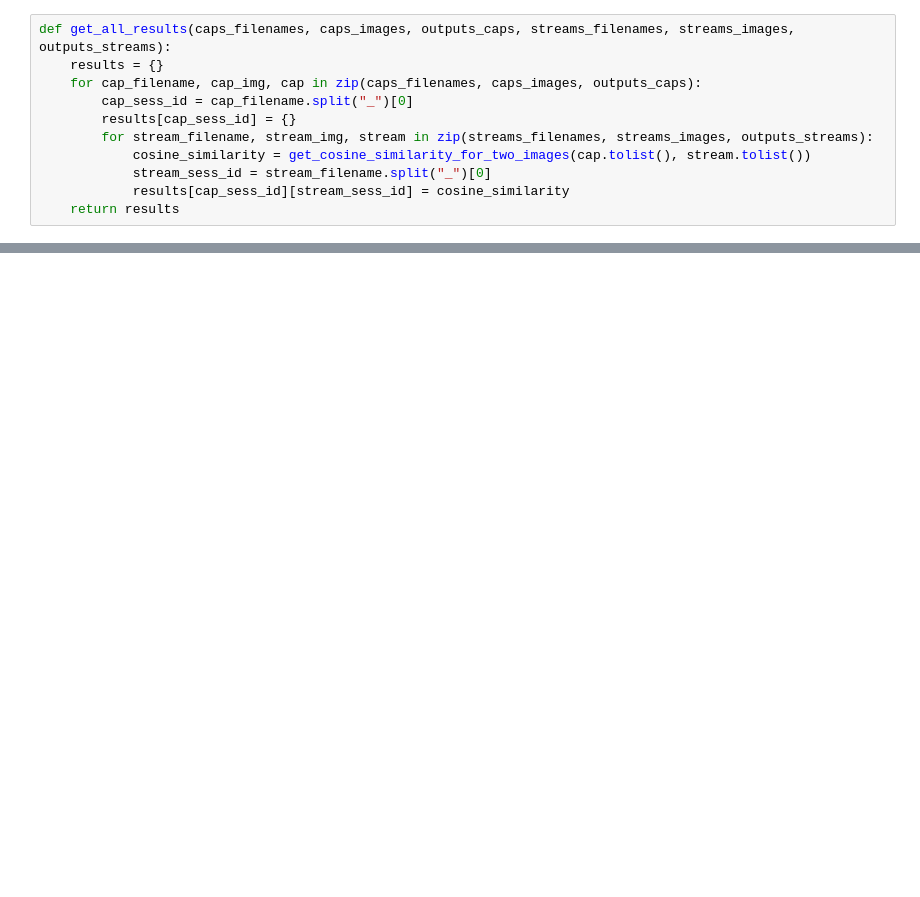
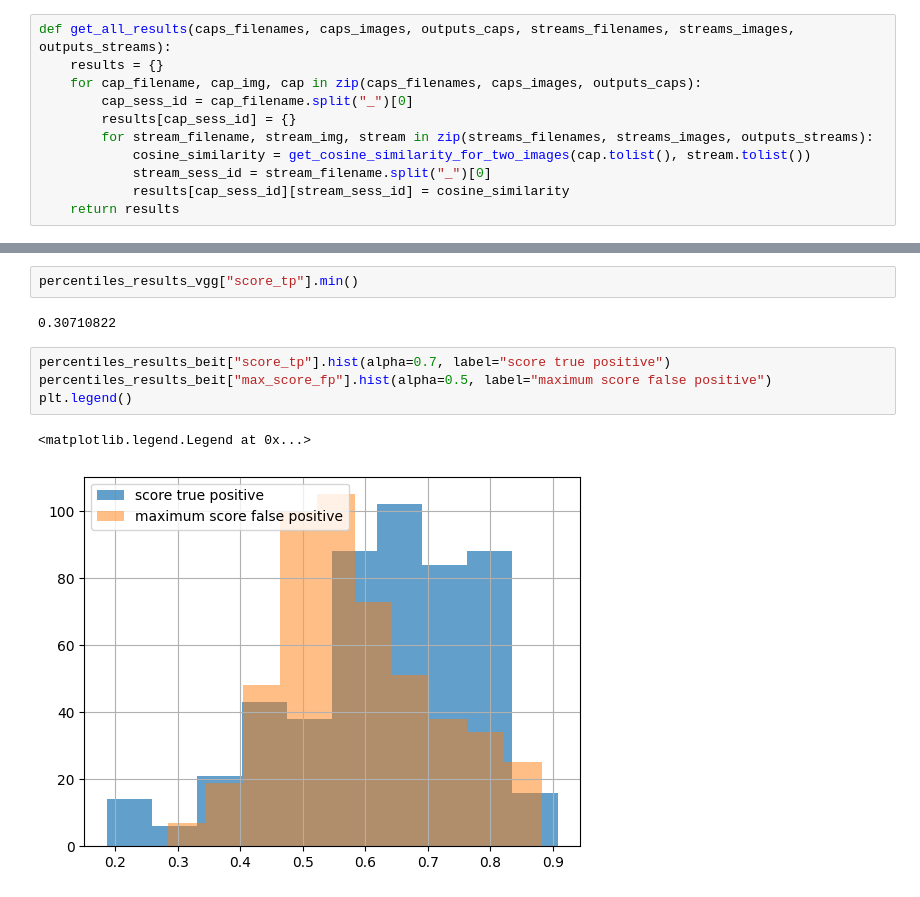
Before and after one commit to lasrca/pytorch-image-models, a Jupyter notebook: notebooks/test_transformers.ipynb, the cells around one changed output, grey strips where cells are left out. Cells and saved outputs as stored; diff of their text form; blank space fills up the shorter version.

```diff
--- a/notebooks/test_transformers.ipynb
+++ b/notebooks/test_transformers.ipynb
@@ -121,0 +231,11 @@ all_res
+# %%
+percentiles_results_vgg["score_tp"].min()
+# %% [output]
+0.30710822
+# %%
+percentiles_results_beit["score_tp"].hist(alpha=0.7, label="score true positive")
+percentiles_results_beit["max_score_fp"].hist(alpha=0.5, label="maximum score false positive")
+plt.legend()
+# %% [output]
+<matplotlib.legend.Legend at 0x...>
+[figure, added]
```
Also changed, not shown: parts of 115 cells of this notebook, 12 other files.
